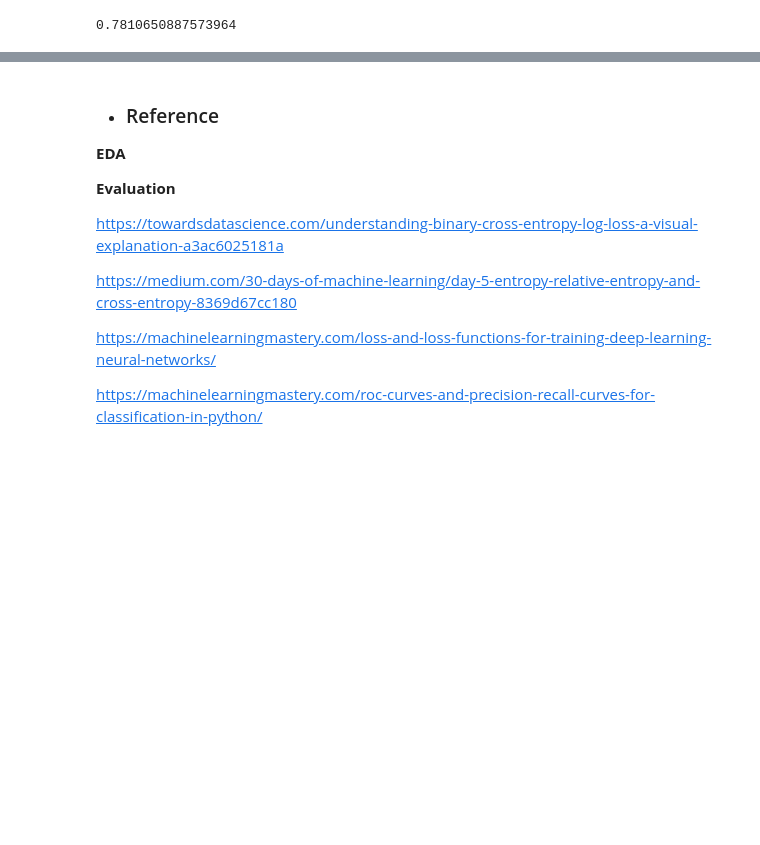
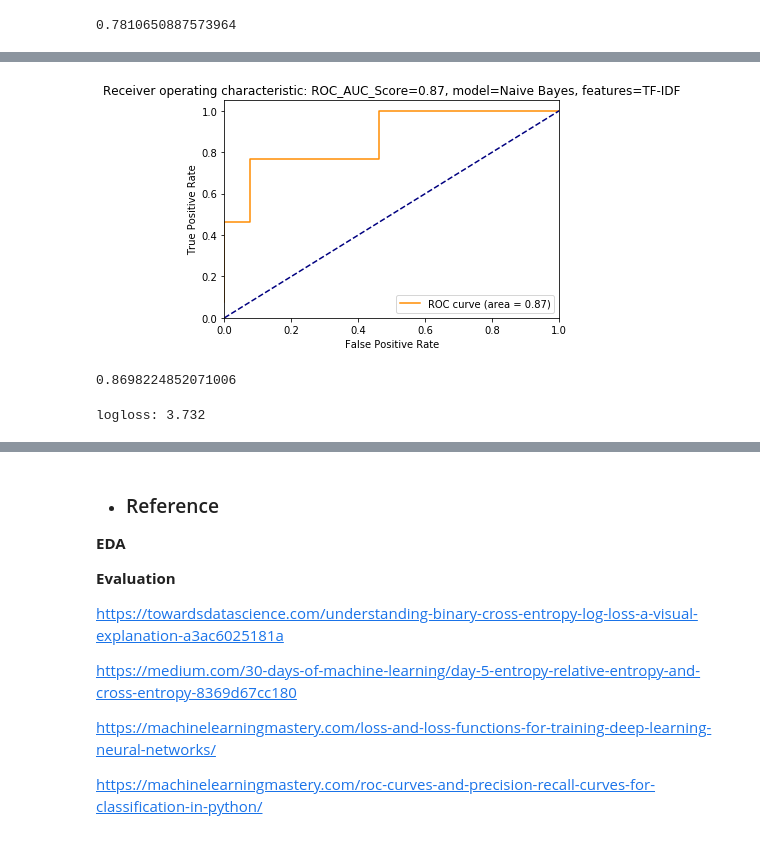
Before and after one commit to ck-unifr/german-wings-airline-challenge, a Jupyter notebook: german-wings-review.ipynb, the cells around one changed output, grey strips where cells are left out. Drawn from its saved outputs; the diff is of its cells as text; code cells hidden in the pictures; blank space fills up the shorter version.

```diff
--- a/german-wings-review.ipynb
+++ b/german-wings-review.ipynb
@@ -775,0 +793,8 @@ roc_auc_score(yvalid, predictions[:, 1])
+# %%
+plot_auc_curve(yvalid, predictions[:, 1], model_name='Naive Bayes',  features='TF-IDF')
+# %% [output]
+[figure, added]
+# %%
+roc_auc_score(yvalid, predictions[:, 1])
+# %% [output]
+0.8698224852071006
@@ -775,0 +808,4 @@ roc_auc_score(yvalid, predictions[:, 1])
+# %%
+print ("logloss: %0.3f " % multiclass_logloss(yvalid, predictions))
+# %% [output]
+logloss: 3.732
```
Also changed, not shown: parts of 18 cells of this notebook.
